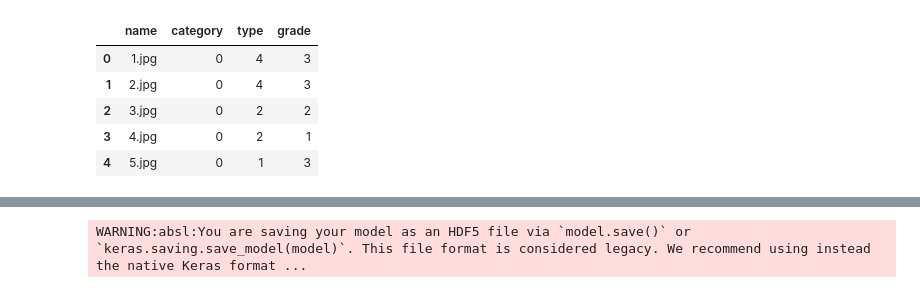
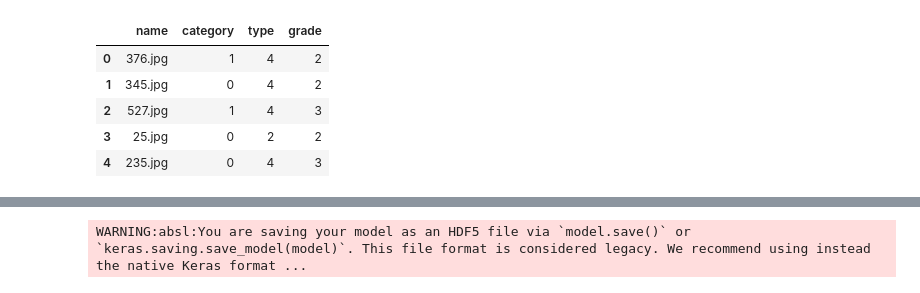
Before and after one commit to saiperam/AIM-OptiClarity, a Jupyter notebook: type_predict.ipynb, the cells around one changed output, grey strips where cells are left out. Saved outputs shown, nothing was run; the diff lists cells and outputs as text; code cells hidden in the pictures.

Commit message:
split into training and testing folders

```diff
--- a/type_predict.ipynb
+++ b/type_predict.ipynb
@@ -19,0 +20,4 @@ df = pd.read_csv('labels.csv')
+# %%
+
+train_df = pd.read_csv('train/labels.csv')
+test_df = pd.read_csv('test/labels.csv')
@@ -20,9 +28,9 @@ df = pd.read_csv('labels.csv')
 # %%
-df.head()
+train_df.head()
 # %% [output]
 |  | name | category | type | grade |
-| 0 | 1.jpg | 0 | 4 | 3 |
-| 1 | 2.jpg | 0 | 4 | 3 |
-| 2 | 3.jpg | 0 | 2 | 2 |
-| 3 | 4.jpg | 0 | 2 | 1 |
-| 4 | 5.jpg | 0 | 1 | 3 |
+| 0 | 376.jpg | 1 | 4 | 2 |
+| 1 | 345.jpg | 0 | 4 | 2 |
+| 2 | 527.jpg | 1 | 4 | 3 |
+| 3 | 25.jpg | 0 | 2 | 2 |
+| 4 | 235.jpg | 0 | 4 | 3 |
```
Also changed, not shown: parts of 22 cells of this notebook.
